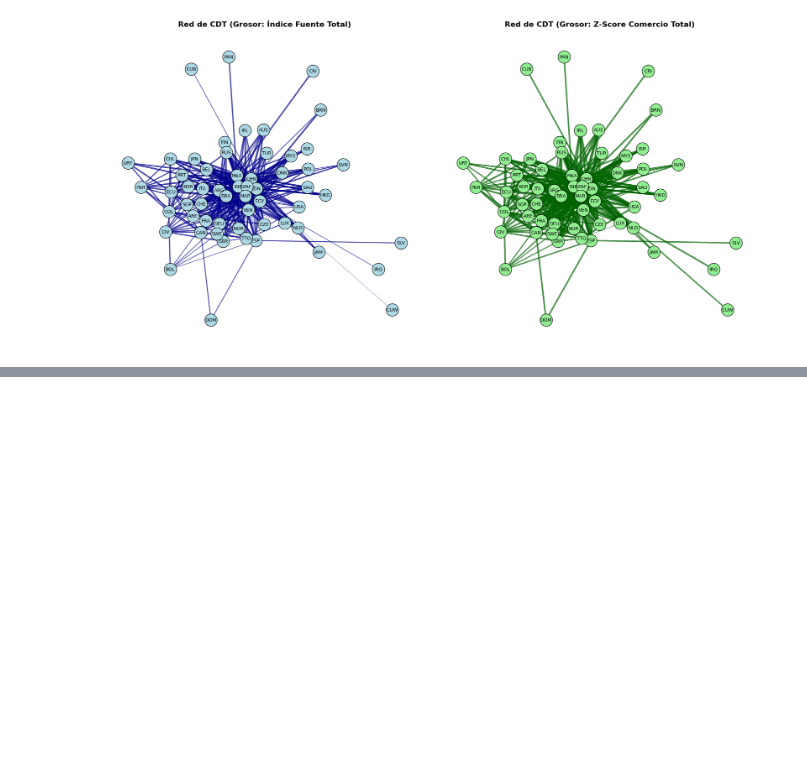
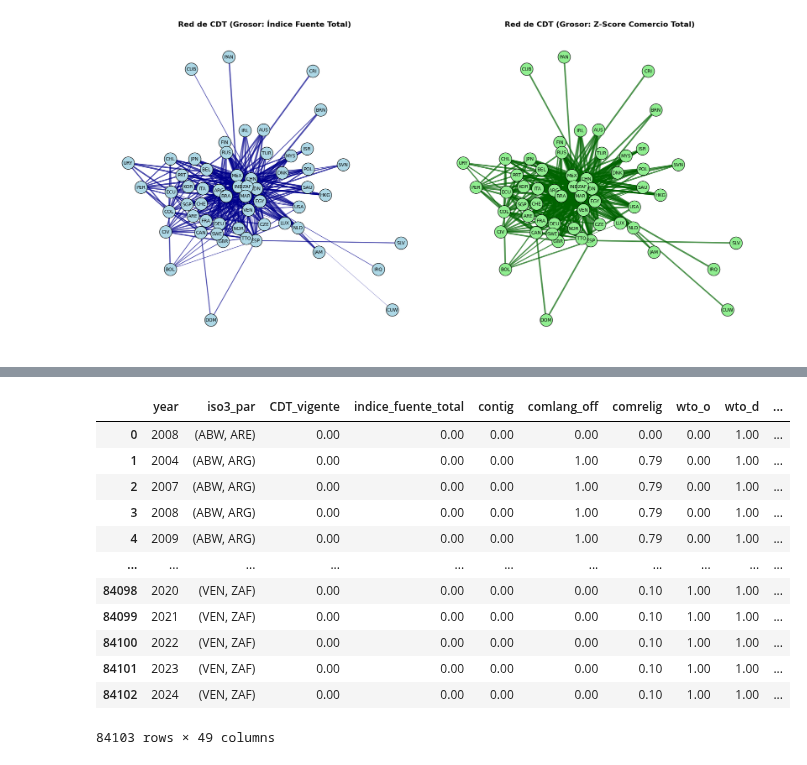
Before and after one commit to hubcborja/Trabajo_grado_ECIJG, a Jupyter notebook: AplicacionModelo.ipynb, the cells around one changed output, grey strips where cells are left out. Drawn from its saved outputs; the diff is of its cells as text; code cells hidden in the pictures; blank space fills up the shorter version.

```diff
--- a/AplicacionModelo.ipynb
+++ b/AplicacionModelo.ipynb
@@ -628,8 +605,8 @@ for col in baseERGM_VERGM.columns:
 "norm_entry_time_o",
 "norm_entry_time_d",
 # %%
-baseERGM_VERGM_normalizada=baseERGM_VERGM[['year','iso3_par','CDT_vigente','indice_fuente_total','contig','comlang_off','comrelig',
-                                           'wto_o','wto_d','fta_wto','rta_coverage','rta_type','norm_ln_poblacion_o','norm_ln_poblacion_d',
+baseERGM_VERGM_normalizada=baseERGM_VERGM[['year','iso3_o','iso3_d','iso3_par','CDT_vigente','indice_fuente_total','contig','comlang_off','comrelig',
+                                           'wto_o','wto_d','fta_wto','norm_ln_poblacion_o','norm_ln_poblacion_d',
                                            'norm_ln_pib_dolares_constantes_o','norm_ln_pib_dolares_constantes_d',
                                            'norm_ln_pib_per_capita_dolares_constantes_o','norm_ln_pib_per_capita_dolares_constantes_d','norm_ln_dist',
                                            'norm_ln_peso_comercio_total','norm_ln_suma_PIB_capita','norm_ln_suma_PIB_constantes',
@@ -640,4 +617,3 @@ baseERGM_VERGM_normalizada=baseERGM_VERGM[['year','iso3_par','CDT_vigente','indi
                                            'norm_impuestos_bienes_servicios_porc_recaudo_o','norm_impuestos_bienes_servicios_porc_recaudo_d','norm_diplo_disagreement',
                                            'norm_scaled_sci_2021','norm_entry_cost_o','norm_entry_cost_d','norm_entry_proc_o','norm_entry_proc_d','norm_entry_time_o',
                                            'norm_entry_time_d']]
-baseERGM_VERGM_normalizada['iso3_par'].unique()          peso
@@ -712,0 +707,19 @@ plt.show()
+# %%
+df_ERGM_VERGM = baseERGM_VERGM_normalizada.copy()
+df_ERGM_VERGM['origen'] = df_ERGM_VERGM['iso3_par'].apply(lambda x: x[0])
+df_ERGM_VERGM['destino'] = df_ERGM_VERGM['iso3_par'].apply(lambda x: x[1])
+df_ERGM_VERGM
+# %% [output]
+|  | year | iso3_par | CDT_vigente | indice_fuente_total | contig | comlang_off | comrelig | wto_o | wto_d | ... |
+| 0 | 2008 | (ABW, ARE) | 0.00 | 0.00 | 0.00 | 0.00 | 0.00 | 0.00 | 1.00 | ... |
+| 1 | 2004 | (ABW, ARG) | 0.00 | 0.00 | 0.00 | 1.00 | 0.79 | 0.00 | 1.00 | ... |
+| 2 | 2007 | (ABW, ARG) | 0.00 | 0.00 | 0.00 | 1.00 | 0.79 | 0.00 | 1.00 | ... |
+| 3 | 2008 | (ABW, ARG) | 0.00 | 0.00 | 0.00 | 1.00 | 0.79 | 0.00 | 1.00 | ... |
+| 4 | 2009 | (ABW, ARG) | 0.00 | 0.00 | 0.00 | 1.00 | 0.79 | 0.00 | 1.00 | ... |
+| ... | ... | ... | ... | ... | ... | ... | ... | ... | ... | ... |
+| 84098 | 2020 | (VEN, ZAF) | 0.00 | 0.00 | 0.00 | 0.00 | 0.10 | 1.00 | 1.00 | ... |
+| 84099 | 2021 | (VEN, ZAF) | 0.00 | 0.00 | 0.00 | 0.00 | 0.10 | 1.00 | 1.00 | ... |
+| 84100 | 2022 | (VEN, ZAF) | 0.00 | 0.00 | 0.00 | 0.00 | 0.10 | 1.00 | 1.00 | ... |
+| 84101 | 2023 | (VEN, ZAF) | 0.00 | 0.00 | 0.00 | 0.00 | 0.10 | 1.00 | 1.00 | ... |
+| 84102 | 2024 | (VEN, ZAF) | 0.00 | 0.00 | 0.00 | 0.00 | 0.10 | 1.00 | 1.00 | ... |
+84103 rows × 49 columns
```
Also changed, not shown: parts of 25 cells of this notebook.
